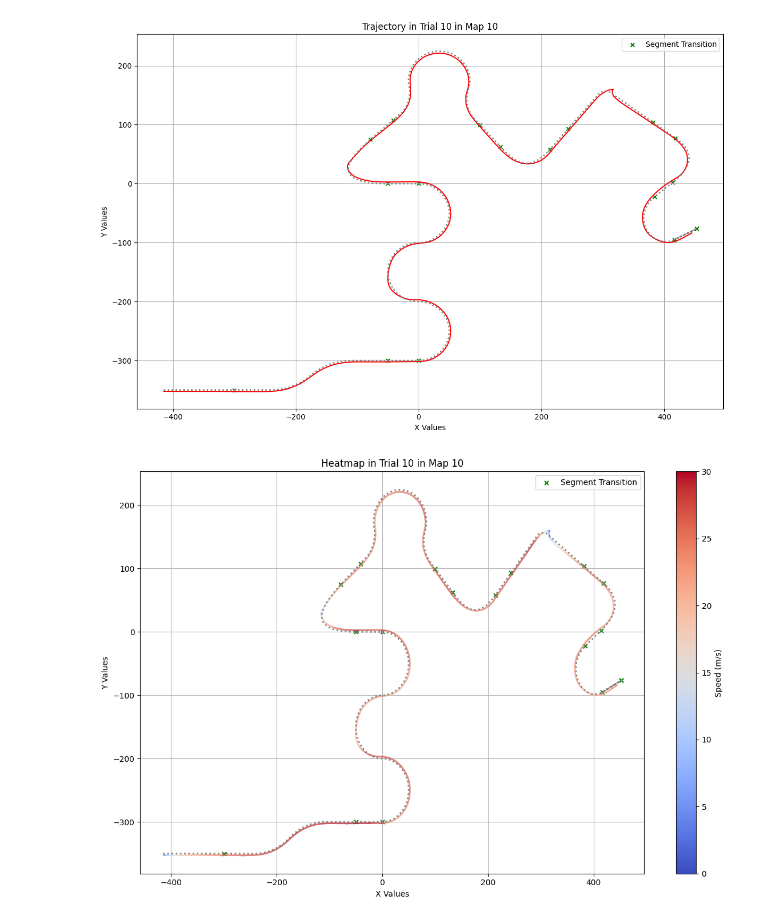
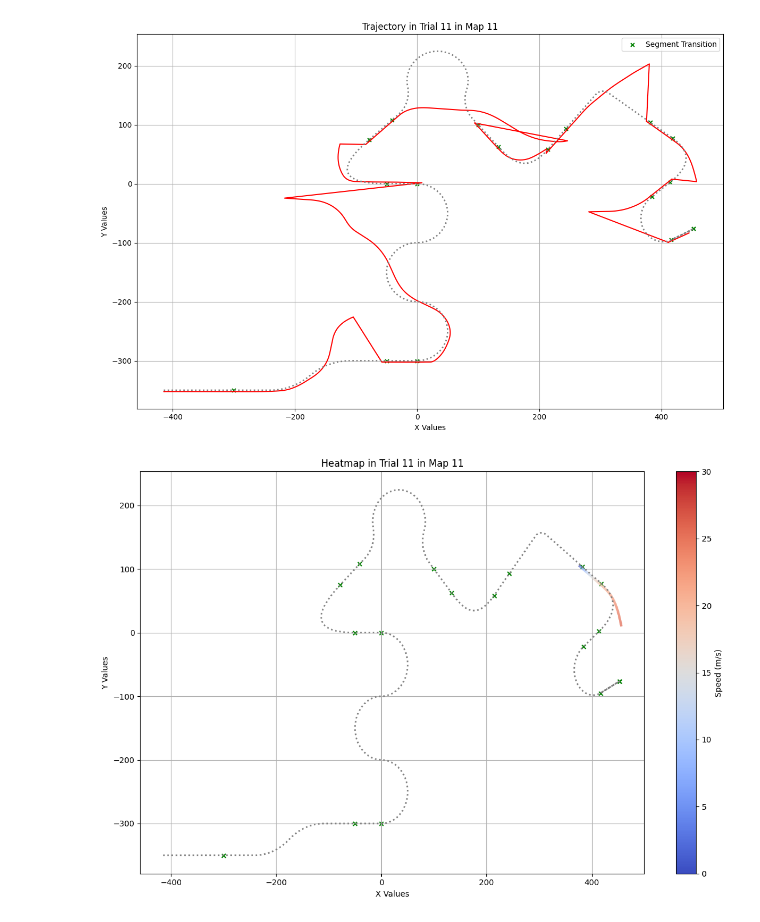
Before and after one commit to GraceRoessling/driving_exp_1_analyses, a Jupyter notebook: experiment_analyses/jupyter_notebooks/Get_subject_data.ipynb, the cells around one changed output. Drawn from its saved outputs; the diff is of its cells as text; code cells hidden in the pictures.

```diff
--- a/experiment_analyses/jupyter_notebooks/Get_subject_data.ipynb
+++ b/experiment_analyses/jupyter_notebooks/Get_subject_data.ipynb
@@ -27,7 +27,7 @@ trial_list = [0,1,2,3,4,5,6,7,8,9,10] # I use 0th based lists to index the trial
 # Pick a subject, and pick a trial number! -----------
 #subject_id = familiar_group_ids[4] # pick a subject#
 subject_id = unfamiliar_group_ids[3] # pick a subject#
-trial_number = 9
+trial_number = 10
 # %%
 # Get objects associated to a given subject and their trial
 subject_object = subject_dict[subject_id]
@@ -126,49 +143,65 @@ plt.grid(True)
 plt.tight_layout()
 plt.show()
 # %% [output]
-[figure, old version]
+[figure, new version]
 # %%
 import matplotlib.pyplot as plt
 import matplotlib.colors as mcolors
 import matplotlib.cm as cm
 from matplotlib.collections import LineCollection
 import numpy as np
+import dataframe_helper_functions
+
+if trial_number == 10:
+    # Remove rows where 'current_track_piece' is 'reset'
+    camera_position_df = camera_position_df[camera_position_df["current_track_piece"] != "RESET"]
+    camera_position_df = camera_position_df.groupby("current_track_piece").apply(lambda x: x.iloc[:-10]).reset_index(drop=True)
+
+# Get unique segments
+unique_segments = camera_position_df["current_track_piece"].unique()
 
 # Normalize speed for color mapping
 speed = main_vehicle_vars_df["velocity_magnitude"]
 norm = plt.Normalize(vmin=0, vmax=30)
 cmap = cm.get_cmap("coolwarm")  # Cool (blue) for low speeds, warm (red) for high speeds
 
-# Create line segments for trajectory
-segments = [
-    [[camera_position_df['pos_x'].iloc[i], camera_position_df['pos_z'].iloc[i]],
-     [camera_position_df['pos_x'].iloc[i + 1], camera_position_df['pos_z'].iloc[i + 1]]]
-    for i in range(len(camera_position_df) - 1)
-]
-
-# Create a LineCollection
-lc = LineCollection(segments, cmap=cmap, norm=norm, linewidth=2)
-lc.set_array(speed[:-1])  # Assign speed values to color mapping
-
 # Create a figure and axis
 fig, ax = plt.subplots(figsize=(12, 8))
-ax.add_collection(lc)
-ax.autoscale()  # Adjust axis limits
+
+# Iterate through each unique segment to plot separately
+for segment in unique_segments:
+    segment_df = camera_position_df[camera_position_df["current_track_piece"] == segment]
+
+    # Create line segments for trajectory
+    segments = [
+        [[segment_df['pos_x'].iloc[i], segment_df['pos_z'].iloc[i]],
+         [segment_df['pos_x'].iloc[i + 1], segment_df['pos_z'].iloc[i + 1]]]
+        for i in range(len(segment_df) - 1)
+    ]
+
+    # Create a LineCollection
+    lc = LineCollection(segments, cmap=cmap, norm=norm, linewidth=3)
+    lc.set_array(speed.iloc[:len(segment_df) - 1])  # Assign speed values to color mapping
+    ax.add_collection(lc)
+
+# Adjust axis limits
+ax.autoscale()
 ax.scatter(transition_points["x"], transition_points["y"], color='green', marker='x', s=25, label="Segment Transition")
-ax.plot(track_centerline_x,track_centerline_y, color='gray',linestyle='dotted', lw=2)
+ax.plot(track_centerline_x, track_centerline_y, color='gray', linestyle='dotted', lw=2)
+
 # Add color bar
 cbar = plt.colorbar(lc, ax=ax)
 cbar.set_label("Speed (m/s)")
 
 # Plot aesthetics
 plt.title(f'Heatmap in Trial {trial_number+1} in Map {trial_map_number}')
 plt.xlabel('X Values')
 plt.ylabel('Y Values')
 plt.grid(True)
 plt.tight_layout()
 plt.show()
 # %% [output]
-[figure, old version]
+[figure, new version]
 # %%
 import matplotlib.pyplot as plt
 
```
Also changed, not shown: parts of 7 cells of this notebook, 5 other files.
